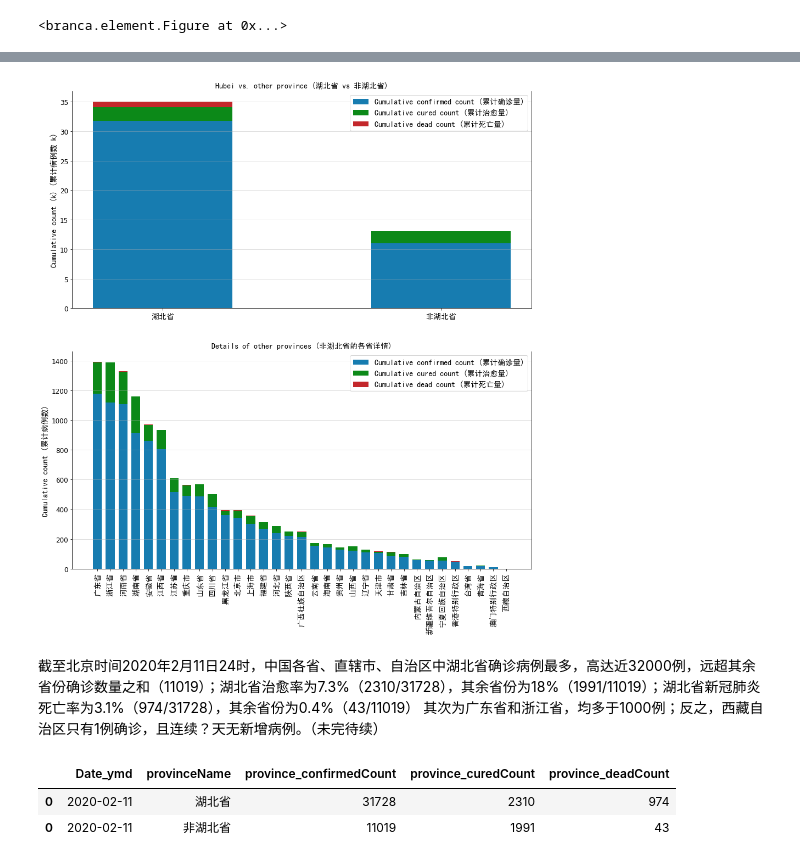
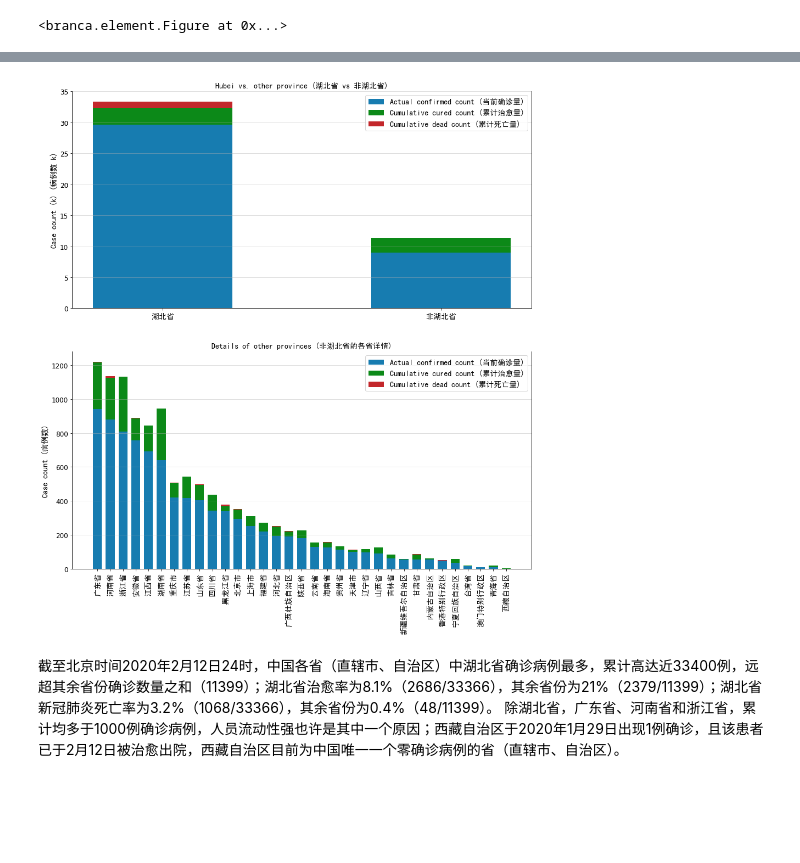
Before and after one commit to jingwen-z/python-playground, a Jupyter notebook: analysis/2019_nCoV/2019_nCoV.ipynb, the cells around one changed output, grey strips where cells are left out. Saved outputs shown, nothing was run; the diff lists cells and outputs as text; code cells hidden in the pictures; blank space fills up the shorter version.

```diff
--- a/analysis/2019_nCoV/2019_nCoV.ipynb
+++ b/analysis/2019_nCoV/2019_nCoV.ipynb
@@ -643,7 +675,7 @@ province_map.get_root().add_child(macro2)
 <branca.element.Figure at 0x...>
 # %%
 province_last_sorted_df = province_last_df.copy()
-province_last_sorted_df = province_last_sorted_df.sort_values(by='province_confirmedCount',
+province_last_sorted_df = province_last_sorted_df.sort_values(by='province_act_confirmedCount',
                                                               ascending=False).reset_index(drop=True)
 # %%
 hubei_last_sorted_df = province_last_sorted_df[
@@ -651,7 +683,7 @@ hubei_last_sorted_df = province_last_sorted_df[
 
 not_hubei_last_sorted_df = province_last_sorted_df[
     province_last_sorted_df['provinceName'] != '湖北省'].reset_index(drop=True)
-not_hubei_last_tot = not_hubei_last_sorted_df.groupby(['Date_ymd'])['province_confirmedCount',
+not_hubei_last_tot = not_hubei_last_sorted_df.groupby(['Date_ymd'])['province_act_confirmedCount',
                                                                     'province_curedCount',
                                                                     'province_deadCount'].sum().reset_index()
 not_hubei_last_tot.insert(loc=1, column='provinceName', value='非湖北省')
@@ -660,26 +700,43 @@ hubei_vs_others_last_df = pd.concat([hubei_last_sorted_df, not_hubei_last_tot])
+# %%
+# Hubei vs others: confirmed count, cured rate & mortality
+hubei_vs_others_last_df.loc[hubei_vs_others_last_df['provinceName']=='非湖北省', 'province_confirmedCount'] = \
+hubei_vs_others_last_df.loc[hubei_vs_others_last_df['provinceName']=='非湖北省', 'province_act_confirmedCount'] + \
+hubei_vs_others_last_df.loc[hubei_vs_others_last_df['provinceName']=='非湖北省', 'province_curedCount'] + \
+hubei_vs_others_last_df.loc[hubei_vs_others_last_df['provinceName']=='非湖北省', 'province_deadCount']
+
+hubei_vs_others_last_df['cured_pct'] = \
+hubei_vs_others_last_df['province_curedCount'] / hubei_vs_others_last_df['province_confirmedCount']
+hubei_vs_others_last_df['mortality_pct'] = \
+hubei_vs_others_last_df['province_deadCount'] / hubei_vs_others_last_df['province_confirmedCount']
+# %%
+# Not Hubei: cured rate & mortality
+not_hubei_last_sorted_df['cured_pct'] = \
+not_hubei_last_sorted_df['province_curedCount'] / not_hubei_last_sorted_df['province_confirmedCount']
+not_hubei_last_sorted_df['mortality_pct'] = \
+not_hubei_last_sorted_df['province_deadCount'] / not_hubei_last_sorted_df['province_confirmedCount']
 # %%
 fig, ax = plt.subplots(nrows=2, ncols=1, figsize=(15, 16))
 
 # Hubei vs. other province
 ax[0].set_title('Hubei vs. other province (湖北省 vs 非湖北省)', fontdict={'fontsize': 14}, fontproperties=fontP)
 rect01 = ax[0].bar(hubei_vs_others_last_df.provinceName,
-                   hubei_vs_others_last_df.province_confirmedCount,
+                   hubei_vs_others_last_df.province_act_confirmedCount,
                    color='#177cb0',
                    width=0.5)
 rect02 = ax[0].bar(hubei_vs_others_last_df.provinceName,
                    hubei_vs_others_last_df.province_curedCount,
-                   bottom=hubei_vs_others_last_df.province_confirmedCount,
+                   bottom=hubei_vs_others_last_df.province_act_confirmedCount,
                    color='#0c8918',
                    width=0.5)
 rect03 = ax[0].bar(hubei_vs_others_last_df.provinceName,
                    hubei_vs_others_last_df.province_deadCount,
-                   bottom=hubei_vs_others_last_df.province_confirmedCount + hubei_vs_others_last_df.province_curedCount,
+                   bottom=hubei_vs_others_last_df.province_act_confirmedCount + hubei_vs_others_last_df.province_curedCount,
                    color='#c3272b',
                    width=0.5)
 
 ax[0].tick_params(labelsize=12)
 ax[0].set_xticklabels(hubei_vs_others_last_df.provinceName, fontproperties=fontP)
-ax[0].set_ylabel('Cumulative count (k) (累计病例数 k)', size=12, fontproperties=fontP)
+ax[0].set_ylabel('Case count (k) (病例数 k)', size=12, fontproperties=fontP)
 ax[0].yaxis.set_major_formatter(formatter_thousands)
 ax[0].spines['top'].set_visible(False)
 ax[0].grid(axis='y', which='major', alpha=0.5)
@@ -687,50 +744,44 @@ ax[0].grid(axis='y', which='major', alpha=0.5)
 ax[0].legend(handles=(rect01, rect02, rect03),
              fontsize=12,
              prop=fontP,
-             labels=('Cumulative confirmed count (累计确诊量)',
+             labels=('Actual confirmed count (当前确诊量)',
                      'Cumulative cured count (累计治愈量)',
                      'Cumulative dead count (累计死亡量)'), loc=1)
 
 # Details of other provinces
 ax[1].set_title('Details of other provinces (非湖北省的各省详情)', fontdict={'fontsize': 14}, fontproperties=fontP)
 rect11 = ax[1].bar(not_hubei_last_sorted_df.provinceName,
-                   not_hubei_last_sorted_df.province_confirmedCount,
+                   not_hubei_last_sorted_df.province_act_confirmedCount,
                    color='#177cb0',
                    width=0.7)
 rect12 = ax[1].bar(not_hubei_last_sorted_df.provinceName,
                    not_hubei_last_sorted_df.province_curedCount,
-                   bottom=not_hubei_last_sorted_df.province_confirmedCount,
+                   bottom=not_hubei_last_sorted_df.province_act_confirmedCount,
                    color='#0c8918',
                    width=0.7)
 rect13 = ax[1].bar(not_hubei_last_sorted_df.provinceName,
                    not_hubei_last_sorted_df.province_deadCount,
-                   bottom=not_hubei_last_sorted_df.province_confirmedCount + not_hubei_last_sorted_df.province_curedCount,
+                   bottom=not_hubei_last_sorted_df.province_act_confirmedCount + not_hubei_last_sorted_df.province_curedCount,
                    color='#c3272b',
                    width=0.7)
 
 ax[1].tick_params(labelsize=12)
 ax[1].set_xticklabels(not_hubei_last_sorted_df.provinceName, rotation=90, fontproperties=fontP)
-ax[1].set_ylabel('Cumulative count (累计病例数)', size=12, fontproperties=fontP)
+ax[1].set_ylabel('Case count (病例数)', size=12, fontproperties=fontP)
 ax[1].spines['top'].set_visible(False)
 ax[1].grid(axis='y', which='major', alpha=0.5)
 
 ax[1].legend(handles=(rect11, rect12, rect13),
              fontsize=12,
              prop=fontP,
-             labels=('Cumulative confirmed count (累计确诊量)',
+             labels=('Actual confirmed count (当前确诊量)',
                      'Cumulative cured count (累计治愈量)',
                      'Cumulative dead count (累计死亡量)'), loc=1)
 
 plt.show()
 # %% [output]
-[figure, old version]
+[figure, new version]
-# %% [markdown]
-截至北京时间2020年2月11日24时，中国各省、直辖市、自治区中湖北省确诊病例最多，高达近32000例，远超其余省份确诊数量之和（11019）；湖北省治愈率为7.3%（2310/31728），其余省份为18%（1991/11019）；湖北省新冠肺炎死亡率为3.1%（974/31728），其余省份为0.4%（43/11019）
-其次为广东省和浙江省，均多于1000例；反之，西藏自治区只有1例确诊，且连续？天无新增病例。（未完待续）
-# %%
-hubei_vs_others_last_df
-# %% [output]
-|  | Date_ymd | provinceName | province_confirmedCount | province_curedCount | province_deadCount |
-| 0 | 2020-02-11 | 湖北省 | 31728 | 2310 | 974 |
-| 0 | 2020-02-11 | 非湖北省 | 11019 | 1991 | 43 |
+# %% [markdown]
+截至北京时间2020年2月12日24时，中国各省（直辖市、自治区）中湖北省确诊病例最多，累计高达近33400例，远超其余省份确诊数量之和（11399）；湖北省治愈率为8.1%（2686/33366），其余省份为21%（2379/11399）；湖北省新冠肺炎死亡率为3.2%（1068/33366），其余省份为0.4%（48/11399）。
+除湖北省，广东省、河南省和浙江省，累计均多于1000例确诊病例，人员流动性强也许是其中一个原因；西藏自治区于2020年1月29日出现1例确诊，且该患者已于2月12日被治愈出院，西藏自治区目前为中国唯一一个零确诊病例的省（直辖市、自治区）。
 # %%
```
Also changed, not shown: parts of 10 cells of this notebook.
